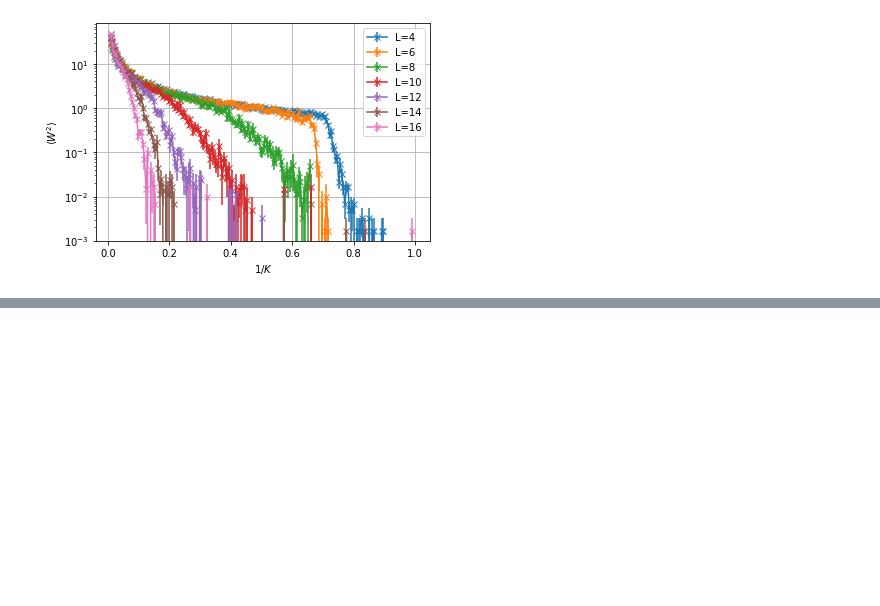
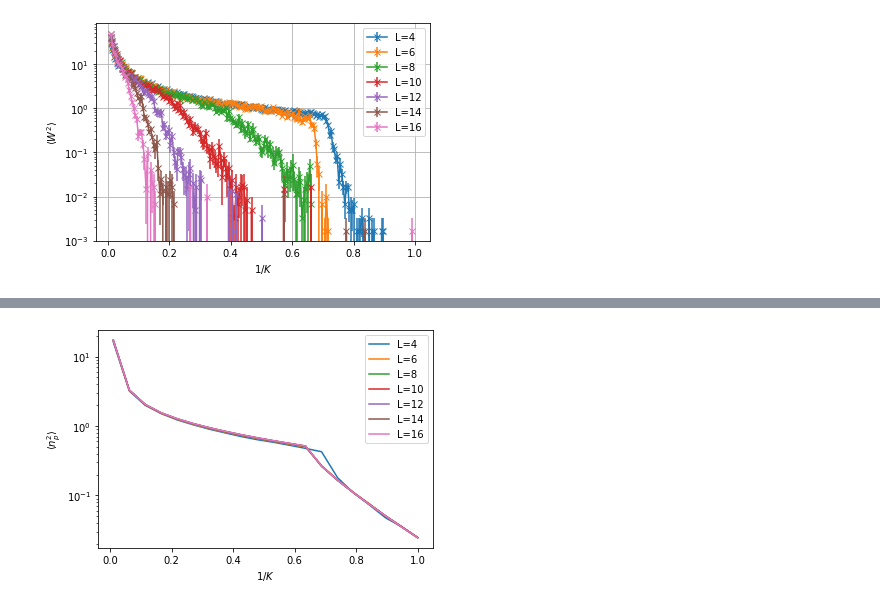
Before and after one commit to Renmusxd/PyGaugeMC, a Jupyter notebook: jupyter/EarlySim.ipynb, the cells around one changed output, grey strips where cells are left out. Saved outputs shown, nothing was run; the diff lists cells and outputs as text; code cells hidden in the pictures; blank space fills up the shorter version.

```diff
--- a/jupyter/EarlySim.ipynb
+++ b/jupyter/EarlySim.ipynb
@@ -88,0 +84,47 @@ plt.show()
+# %%
+inv_ks = np.linspace(0.01,1.0, 20)
+ks = 1/inv_ks
+
+all_ls = [4,6,8,10,12,14,16]
+num_experiments = 10
+
+def run_experiment(l,k,vlen=100):
+    g = make_graph(l=l, inv_k=1/k, vlen=vlen)
+    all_data = []
+    for i in range(10):
+        for i in range(10):
+            g.run_local_update(10)
+            g.run_global_update()
+        all_data.append(g.get_graph_state())
+    return np.array(all_data)
+
+data_dir = 'raw_data'
+
+for L in tqdm(all_ls, desc='Lattice sizes'):
+    filename = os.path.join(data_dir, '{}.npz'.format(L))
+    if os.path.exists(filename):
+        pass
+    else:
+        l_data = []
+        for k in tqdm(ks, desc='Potentials',leave=False):
+            l_k_data = []
+            for i in range(num_experiments):
+                l_k_data.append(run_experiment(L,k,vlen=100))
+            l_data.append(l_k_data)
+        l_data = np.array(l_data)
+        np.savez(filename, ls=all_ls, data=l_data)
+# %%
+var_axis = [-x for x in range(1,8)]
+for L in all_ls:
+    filename = os.path.join(data_dir, '{}.npz'.format(L))
+    arr = np.load(filename)
+    l_data = arr['data']
+    l_data_var = l_data.var(axis=tuple(var_axis))
+    plt.plot(inv_ks, l_data_var, label="L={}".format(L))
+plt.yscale('log')
+plt.xlabel(r'$1/K$')
+plt.ylabel(r'$\langle n_p^2 \rangle$')
+plt.legend()
+plt.show()
+# %% [output]
+[figure, added]
```
Also changed, not shown: parts of 3 cells of this notebook.
